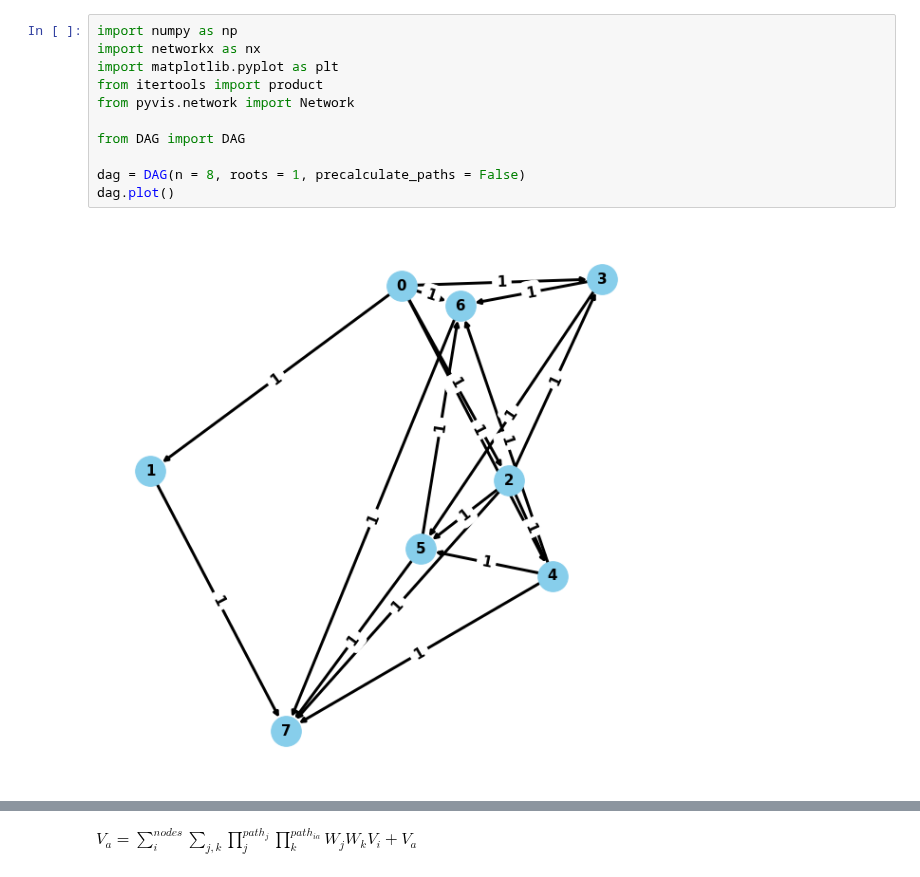
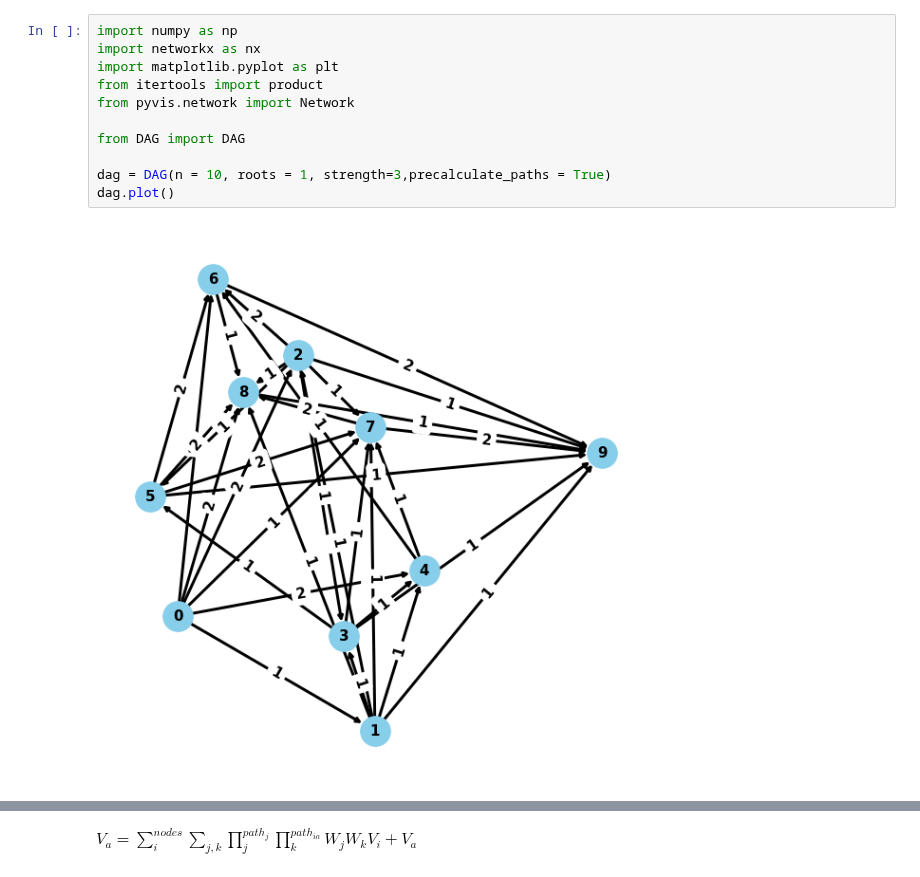
Before and after one commit to JakobSchauser/MscPhysics, a Jupyter notebook: PUK/Code/dag.ipynb, the cells around one changed output, grey strips where cells are left out. Drawn from its saved outputs; the diff is of its cells as text.

```diff
--- a/PUK/Code/dag.ipynb
+++ b/PUK/Code/dag.ipynb
@@ -1,13 +1,13 @@
 # %%
 import numpy as np
 import networkx as nx
 import matplotlib.pyplot as plt
 from itertools import product
 from pyvis.network import Network
 
 from DAG import DAG
 
-dag = DAG(n = 8, roots = 1, precalculate_paths = False)
+dag = DAG(n = 10, roots = 1, strength=3,precalculate_paths = True)
 dag.plot()
 # %% [output]
-[figure, old version]
+[figure, new version]
```
Also changed, not shown: parts of 18 cells of this notebook, 1 other file.
